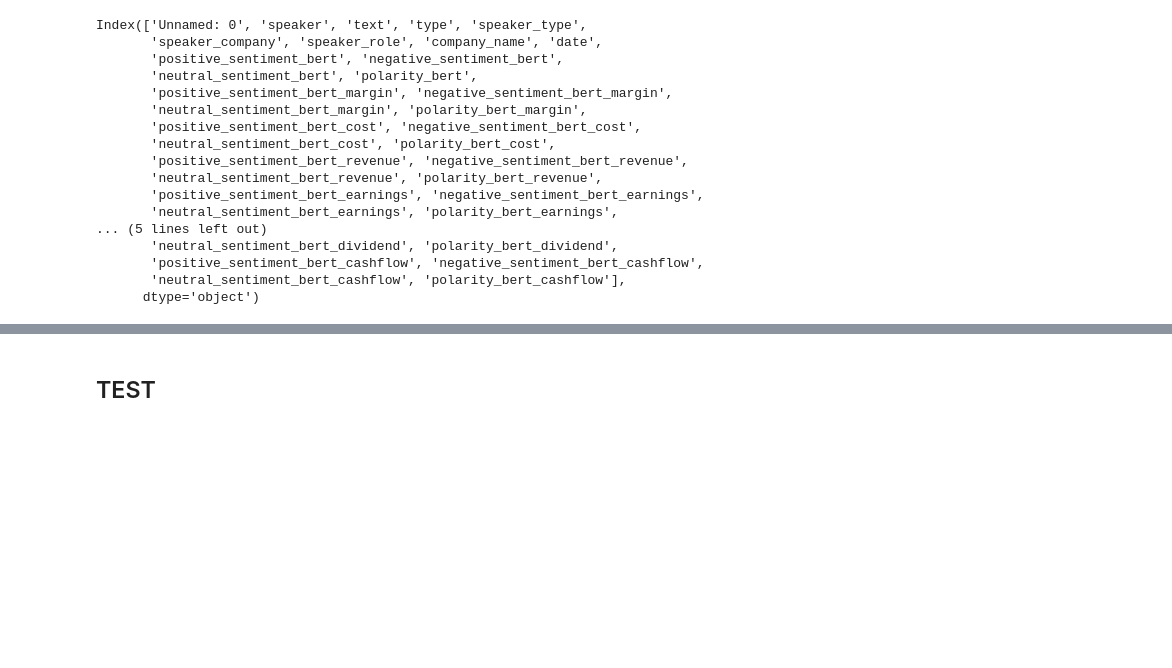
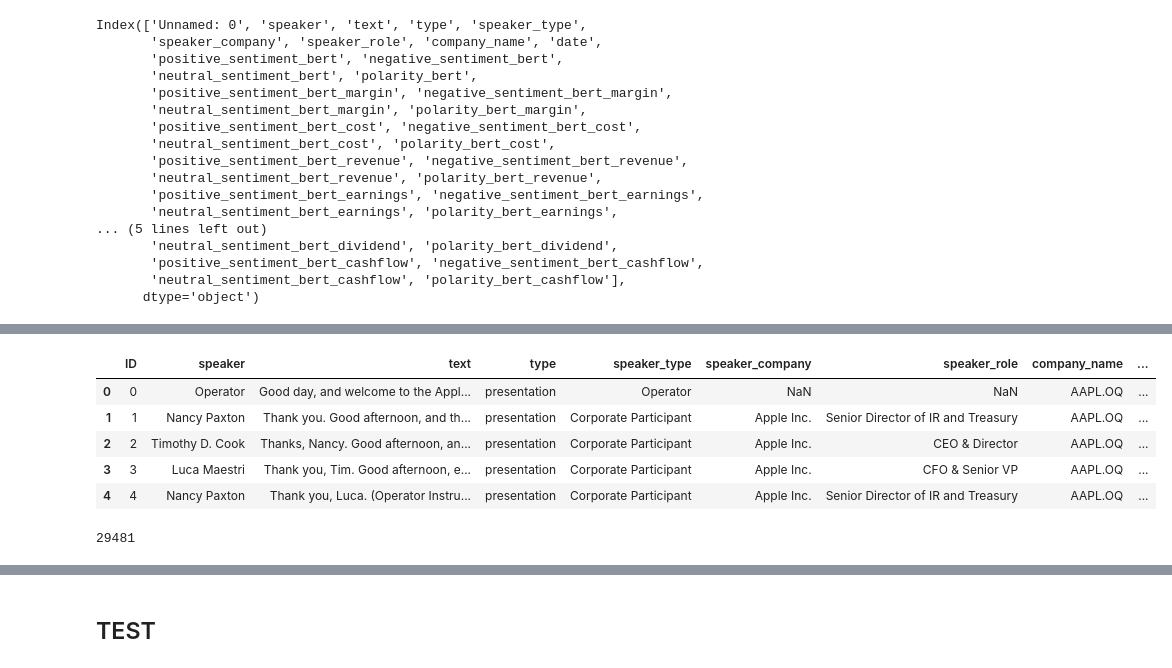
Before and after one commit to maxime7770/Earnings-Calls-Processor, a Jupyter notebook: sentiment-extraction.ipynb, the cells around one changed output, grey strips where cells are left out. Cells and saved outputs as stored; diff of their text form; code cells hidden in the pictures; blank space fills up the shorter version.

```diff
--- a/sentiment-extraction.ipynb
+++ b/sentiment-extraction.ipynb
@@ -178,0 +185,11 @@ data.to_csv('EarningCallData/output_sentiment_aggregated.csv')
+# %%
+output.reset_index(inplace = True)
+output.rename(columns = {'index': 'ID'}, inplace = True)
+output.head()
+# %% [output]
+|  | ID | speaker | text | type | speaker_type | speaker_company | speaker_role | company_name | ... |
+| 0 | 0 | Operator | Good day, and welcome to the Appl... | presentation | Operator | NaN | NaN | AAPL.OQ | ... |
+| 1 | 1 | Nancy Paxton | Thank you. Good afternoon, and th... | presentation | Corporate Participant | Apple Inc. | Senior Director of IR and Treasury | AAPL.OQ | ... |
+| 2 | 2 | Timothy D. Cook | Thanks, Nancy. Good afternoon, an... | presentation | Corporate Participant | Apple Inc. | CEO & Director | AAPL.OQ | ... |
+| 3 | 3 | Luca Maestri | Thank you, Tim. Good afternoon, e... | presentation | Corporate Participant | Apple Inc. | CFO & Senior VP | AAPL.OQ | ... |
+| 4 | 4 | Nancy Paxton | Thank you, Luca. (Operator Instru... | presentation | Corporate Participant | Apple Inc. | Senior Director of IR and Treasury | AAPL.OQ | ... |
@@ -178,0 +198,4 @@ data.to_csv('EarningCallData/output_sentiment_aggregated.csv')
+# %%
+len(sentence_topics)
+# %% [output]
+29481
```
Also changed, not shown: parts of 31 cells of this notebook, 7 other files.
